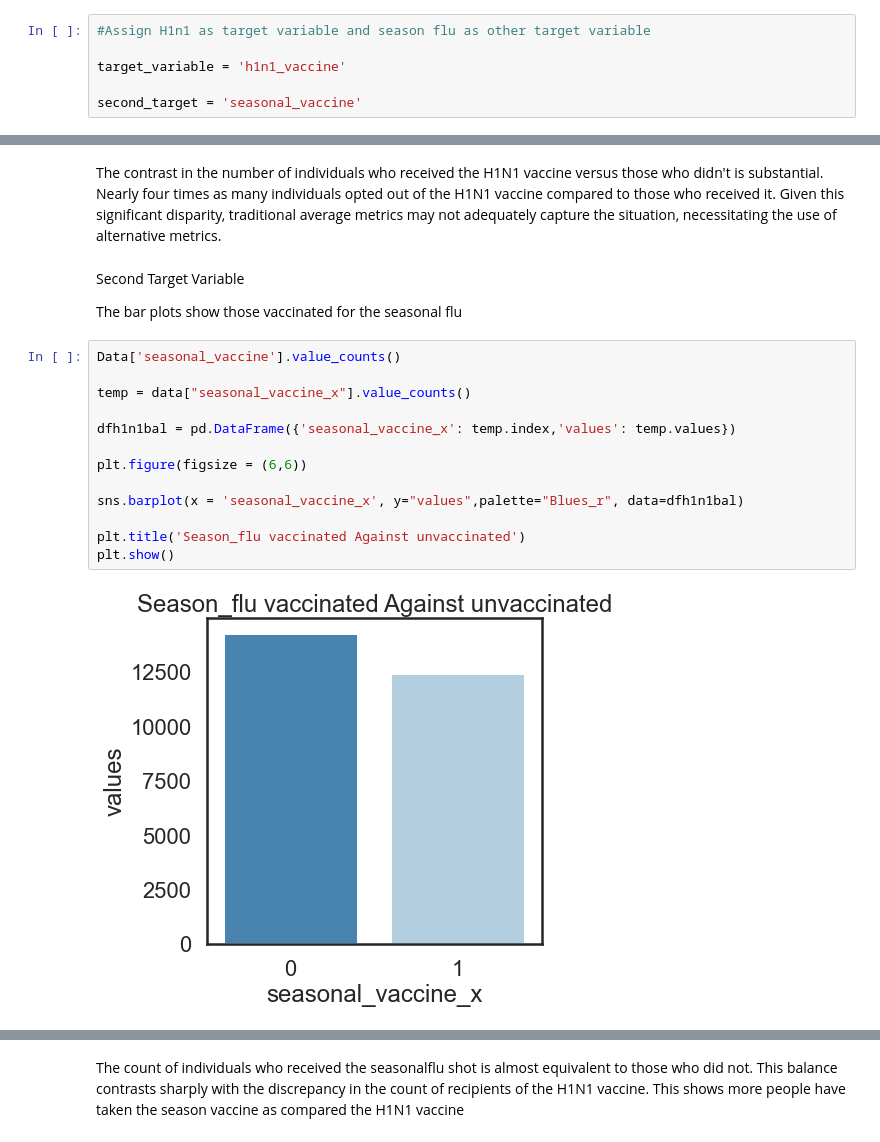
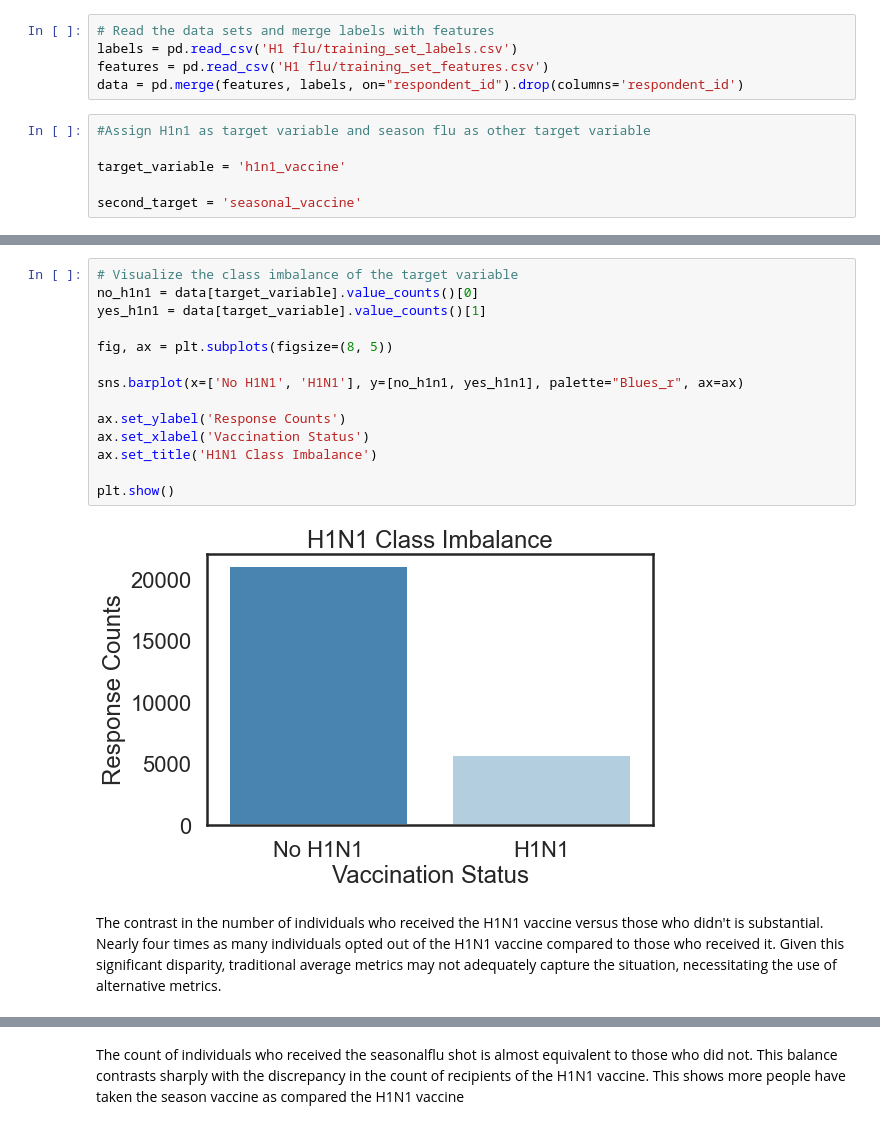
Before and after one commit to sophline/Vaccination_prediction, a Jupyter notebook: prediction.ipynb, the cells around one changed output, grey strips where cells are left out. Drawn from its saved outputs; the diff is of its cells as text.

```diff
--- a/prediction.ipynb
+++ b/prediction.ipynb
@@ -333,3 +235,8 @@ merged.head()
+# %%
+# Read the data sets and merge labels with features
+labels = pd.read_csv('H1 flu/training_set_labels.csv')
+features = pd.read_csv('H1 flu/training_set_features.csv')
+data = pd.merge(features, labels, on="respondent_id").drop(columns='respondent_id')
 # %%
 #Assign H1n1 as target variable and season flu as other target variable
 
@@ -375,21 +259,18 @@ plt.show()
+# %%
+# Visualize the class imbalance of the target variable
+no_h1n1 = data[target_variable].value_counts()[0]
+yes_h1n1 = data[target_variable].value_counts()[1]
+
+fig, ax = plt.subplots(figsize=(8, 5))
+
+sns.barplot(x=['No H1N1', 'H1N1'], y=[no_h1n1, yes_h1n1], palette="Blues_r", ax=ax)
+
+ax.set_ylabel('Response Counts')
+ax.set_xlabel('Vaccination Status')
+ax.set_title('H1N1 Class Imbalance')
+
+plt.show()
+# %% [output]
+[figure, added]
 # %% [markdown]
 The contrast in the number of individuals who received the H1N1 vaccine versus those who didn't is substantial. Nearly four times as many individuals opted out of the H1N1 vaccine compared to those who received it. Given this significant disparity, traditional average metrics may not adequately capture the situation, necessitating the use of alternative metrics.
-# %% [markdown]
-Second Target Variable
-
-The bar plots show those vaccinated for the seasonal flu
-# %%
-Data['seasonal_vaccine'].value_counts()
-
-temp = data["seasonal_vaccine_x"].value_counts()
-
-dfh1n1bal = pd.DataFrame({'seasonal_vaccine_x': temp.index,'values': temp.values})
-
-plt.figure(figsize = (6,6))
-
-sns.barplot(x = 'seasonal_vaccine_x', y="values",palette="Blues_r", data=dfh1n1bal)
-
-plt.title('Season_flu vaccinated Against unvaccinated')
-plt.show()
-# %% [output]
-[figure, removed]
```
Also changed, not shown: parts of 61 cells of this notebook.
